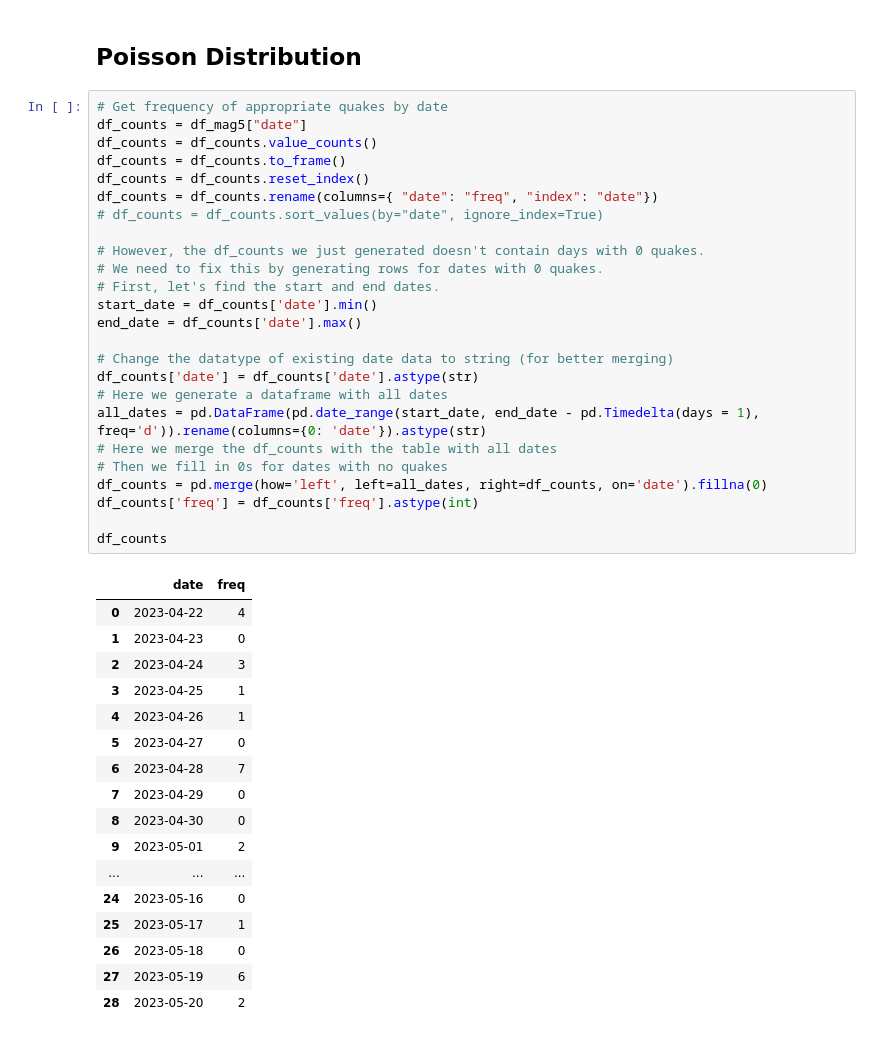
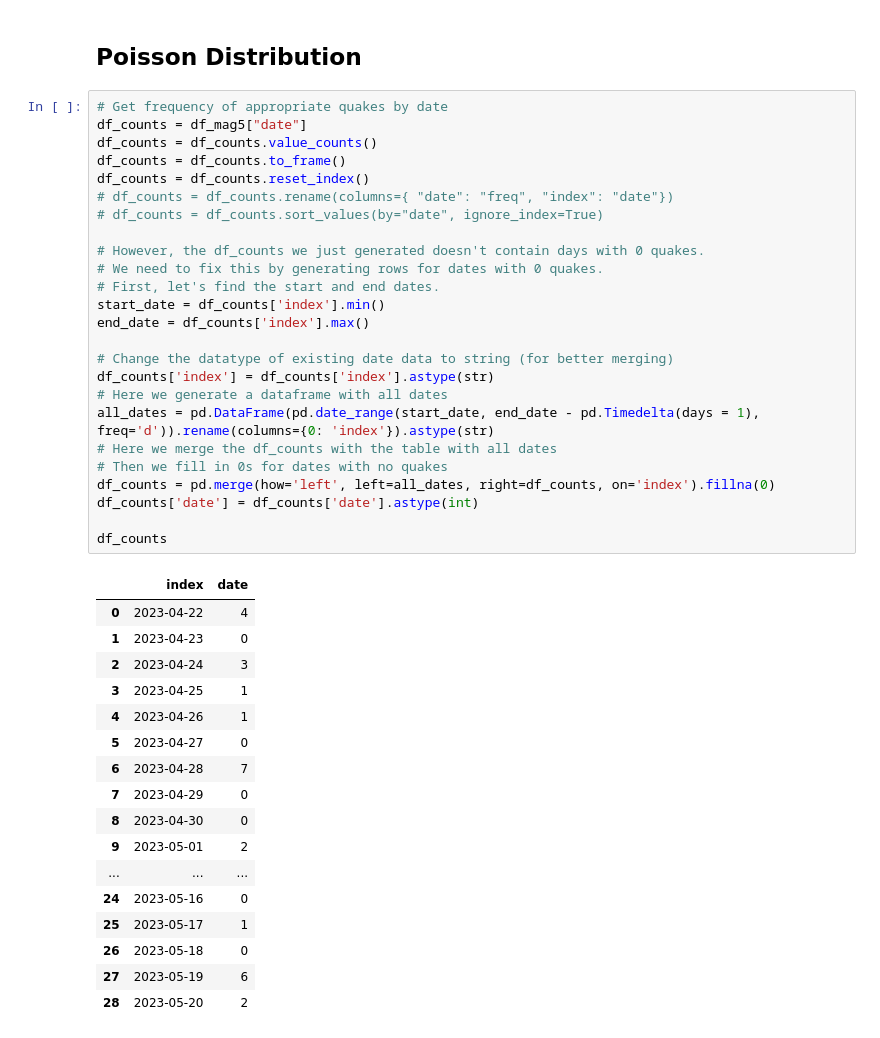
Before and after one commit to mshsu/probasets, a Jupyter notebook: notebooks/actions_test.ipynb, the cells around one changed output. Cells and saved outputs as stored; diff of their text form.

```diff
--- a/notebooks/actions_test.ipynb
+++ b/notebooks/actions_test.ipynb
@@ -128,30 +128,30 @@ plt.show()
 # %%
 # Get frequency of appropriate quakes by date
 df_counts = df_mag5["date"]
 df_counts = df_counts.value_counts()
 df_counts = df_counts.to_frame()
 df_counts = df_counts.reset_index()
-df_counts = df_counts.rename(columns={ "date": "freq", "index": "date"})
+# df_counts = df_counts.rename(columns={ "date": "freq", "index": "date"})
 # df_counts = df_counts.sort_values(by="date", ignore_index=True)
 
 # However, the df_counts we just generated doesn't contain days with 0 quakes.
 # We need to fix this by generating rows for dates with 0 quakes.
 # First, let's find the start and end dates.
-start_date = df_counts['date'].min()
-end_date = df_counts['date'].max()
+start_date = df_counts['index'].min()
+end_date = df_counts['index'].max()
 
 # Change the datatype of existing date data to string (for better merging)
-df_counts['date'] = df_counts['date'].astype(str)
+df_counts['index'] = df_counts['index'].astype(str)
 # Here we generate a dataframe with all dates
-all_dates = pd.DataFrame(pd.date_range(start_date, end_date - pd.Timedelta(days = 1), freq='d')).rename(columns={0: 'date'}).astype(str)
+all_dates = pd.DataFrame(pd.date_range(start_date, end_date - pd.Timedelta(days = 1), freq='d')).rename(columns={0: 'index'}).astype(str)
 # Here we merge the df_counts with the table with all dates
 # Then we fill in 0s for dates with no quakes
-df_counts = pd.merge(how='left', left=all_dates, right=df_counts, on='date').fillna(0)
-df_counts['freq'] = df_counts['freq'].astype(int)
+df_counts = pd.merge(how='left', left=all_dates, right=df_counts, on='index').fillna(0)
+df_counts['date'] = df_counts['date'].astype(int)
 
 df_counts
 # %% [output]
-|  | date | freq |
+|  | index | date |
 | 0 | 2023-04-22 | 4 |
 | 1 | 2023-04-23 | 0 |
 | 2 | 2023-04-24 | 3 |
```
Also changed, not shown: parts of 1 cell of this notebook.
